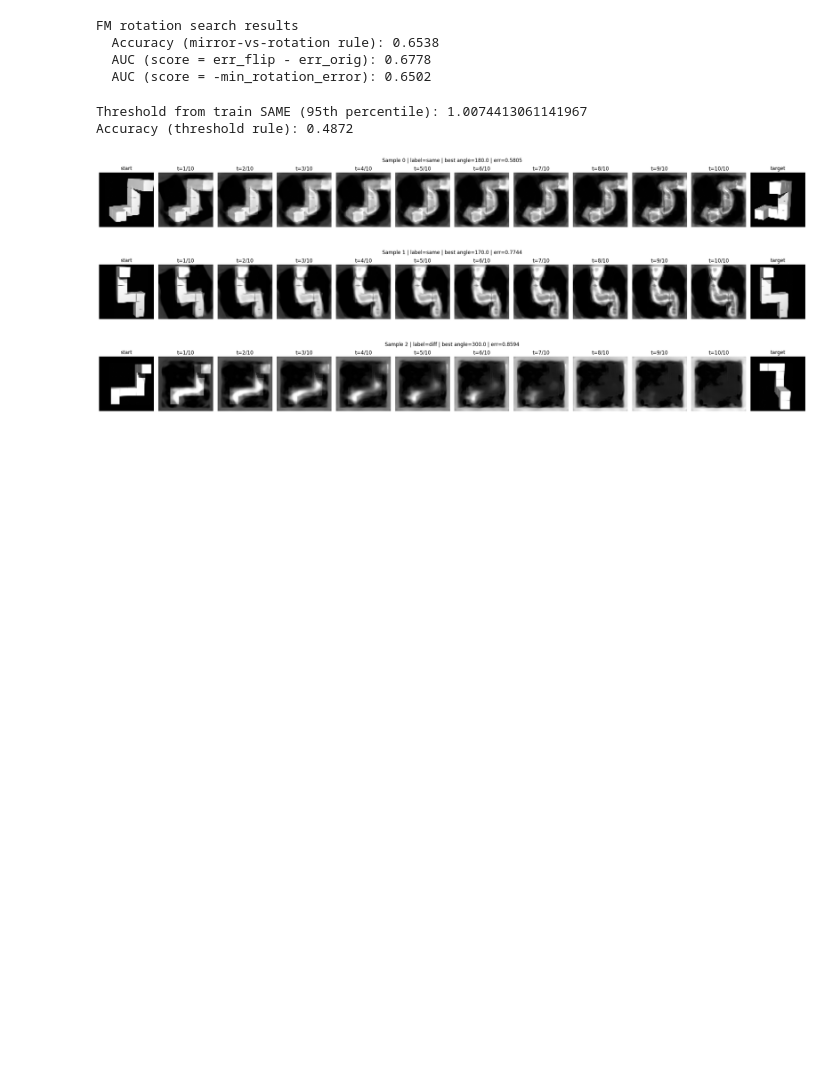
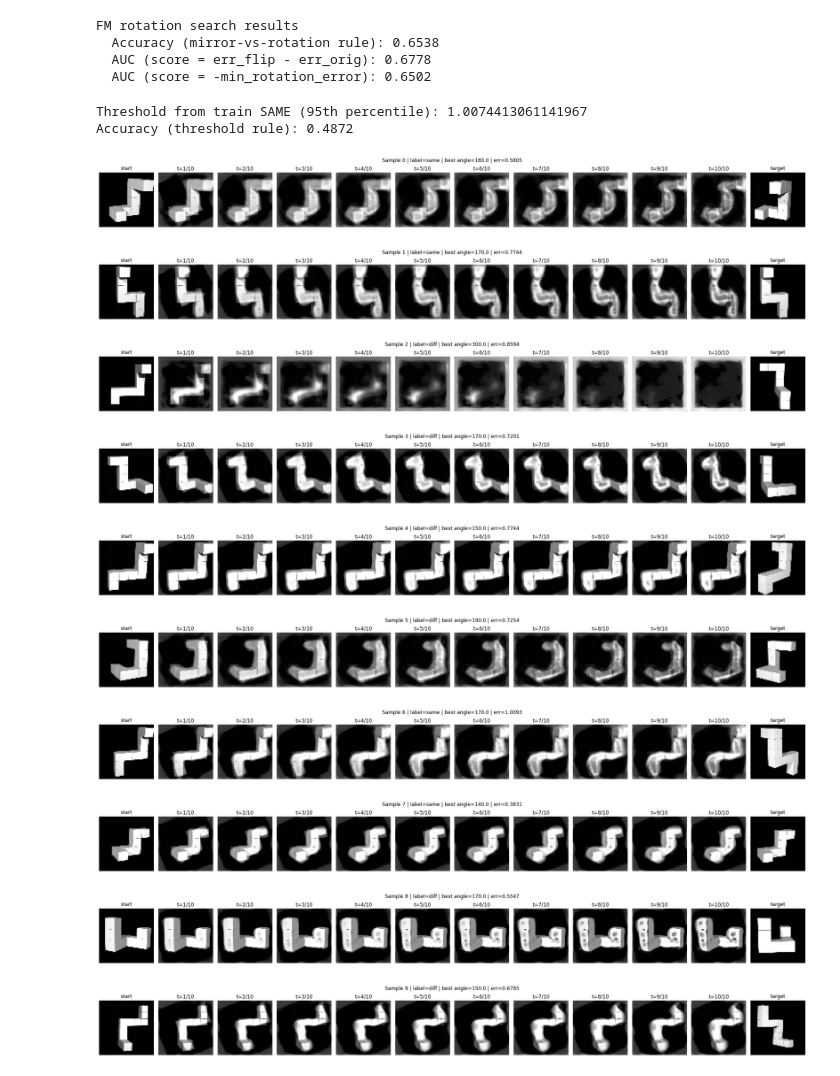
Before and after one commit to mashathepotato/visual-reasoning, a Jupyter notebook: notebooks/pipeline_3d.ipynb, the cells around one changed output. Drawn from its saved outputs; the diff is of its cells as text; code cells hidden in the pictures; blank space fills up the shorter version.

Commit message:
Plot more samples

```diff
--- a/notebooks/pipeline_3d.ipynb
+++ b/notebooks/pipeline_3d.ipynb
@@ -302,7 +302,7 @@ def apply_rotation_fm_with_traj(model, base_img, base_emb, angle_deg, steps=10):
     return frames
 
 # pick a few sample indices to visualize
-sample_indices = [0, 1, 2]
+sample_indices = [0, 1, 2, 3, 4, 5, 6, 7, 8, 9]
 
 for idx in sample_indices:
     if idx >= len(test_raw):
@@ -315,30 +315,37 @@ for idx in sample_indices:
 
     base_emb = get_dino_embedding(base)
     frames = apply_rotation_fm_with_traj(fm_model, base, base_emb, ang_orig, steps=FM_STEPS)
 
     n = len(frames) + 1  # +1 for target
     fig, axes = plt.subplots(1, n, figsize=(2.0 * n, 2.6))
 
     # start frame
     axes[0].imshow(to_display(frames[0]), cmap="gray")
     axes[0].set_title("start")
     axes[0].axis("off")
 
     # intermediate frames
     for i, fr in enumerate(frames[1:], start=1):
         axes[i].imshow(to_display(fr), cmap="gray")
         axes[i].set_title(f"t={i}/{FM_STEPS}")
         axes[i].axis("off")
 
     # target image
     axes[-1].imshow(to_display(target), cmap="gray")
     axes[-1].set_title("target")
     axes[-1].axis("off")
 
     plt.suptitle(f"Sample {idx} | label={sample.get('label')} | best angle={ang_orig} | err={err_orig:.4f}")
     plt.tight_layout()
     plt.show()
 # %% [output]
 [figure]
 [figure]
 [figure]
+[figure, added]
+[figure, added]
+[figure, added]
+[figure, added]
+[figure, added]
+[figure, added]
+[figure, added]
```
